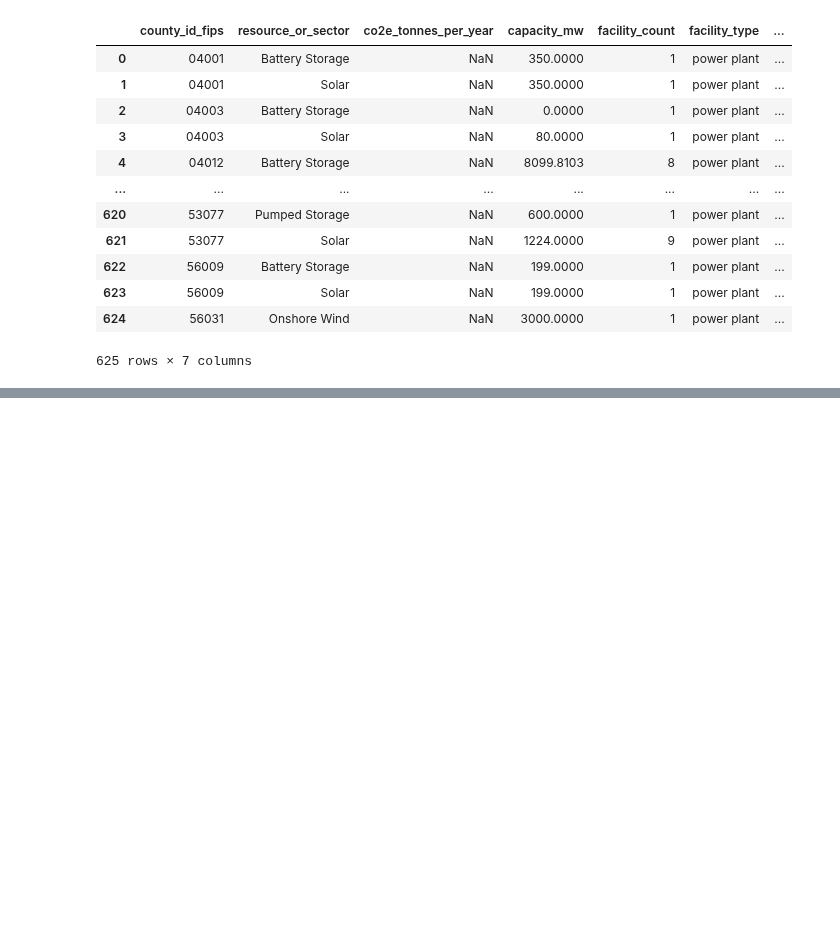
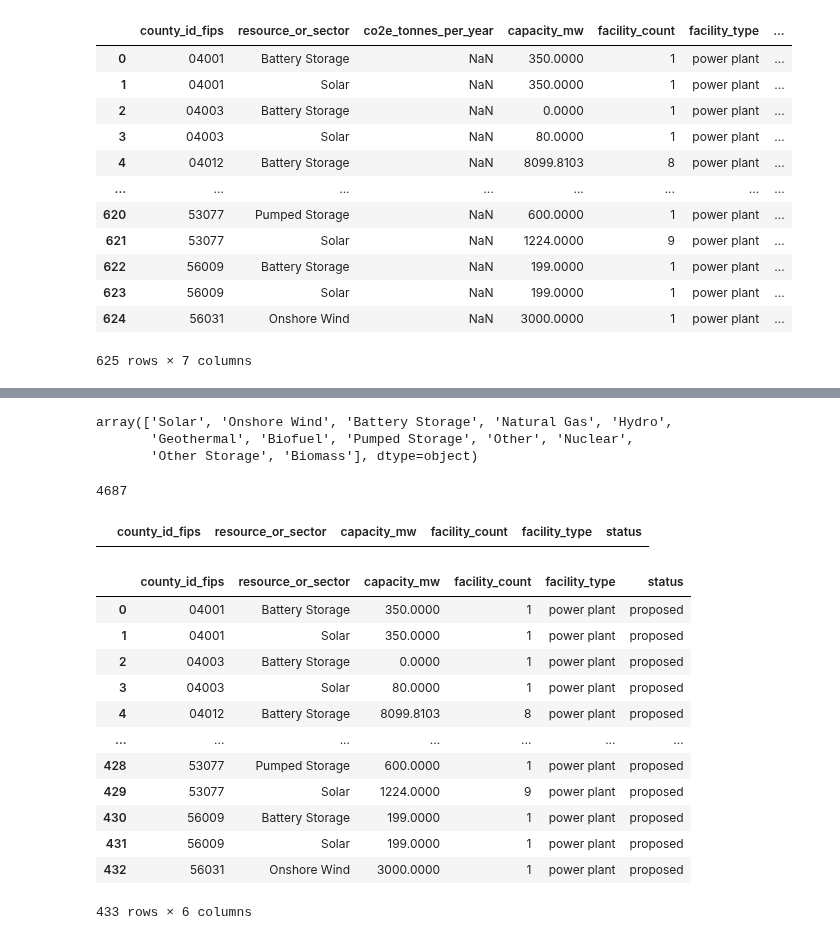
Before and after one commit to deployment-gap-model-education-fund/deployment-gap-model, a Jupyter notebook: notebooks/53-kl-fyi-etl.ipynb, the cells around one changed output, grey strips where cells are left out. Cells and saved outputs as stored; diff of their text form; code cells hidden in the pictures; blank space fills up the shorter version.

```diff
--- a/notebooks/53-kl-fyi-etl.ipynb
+++ b/notebooks/53-kl-fyi-etl.ipynb
@@ -383,0 +388,2 @@ aggs.to_parquet("fyi_counties_agg.parquet")
+# %%
+fyi_proj_df = pd.read_parquet(OUTPUT_DIR / "data_mart/fyi_projects_long_format.parquet")
@@ -383,0 +392,64 @@ aggs.to_parquet("fyi_counties_agg.parquet")
+# %%
+fyi_proj_df.resource_clean.unique()
+# %% [output]
+array(['Solar', 'Onshore Wind', 'Battery Storage', 'Natural Gas', 'Hydro',
+       'Geothermal', 'Biofuel', 'Pumped Storage', 'Other', 'Nuclear',
+       'Other Storage', 'Biomass'], dtype=object)
+# %%
+len(fyi_proj_df)
+# %% [output]
+4687
+# %%
+prop_proj_df
+# %% [output]
+|  | county_id_fips | resource_or_sector | capacity_mw | facility_count | facility_type | status |
+# %%
+clean_resources = [
+            "Solar",
+            "Battery Storage",
+            "Wind",
+            "Onshore Wind",
+            "Hydro",
+            "Geothermal",
+            "Pumped Storage",
+            "Nuclear",
+]
+fyi = fyi_proj_df[fyi_proj_df["resource_clean"].isin(clean_resources)]
+fyi = fyi.drop(columns=["co2e_tonnes_per_year"])
+fyi.loc[:, ["capacity_mw"]] = fyi.loc[:, ["capacity_mw"]].mul(
+    fyi["frac_locations_in_county"], axis=0
+)
+grp = fyi.groupby(["county_id_fips", "resource_clean"])
+aggs = grp.agg(
+    {
+        "capacity_mw": "sum",
+        "project_id": "count",
+    }
+)
+# %%
+aggs["facility_type"] = "power plant"
+aggs["status"] = "proposed"
+aggs.reset_index(inplace=True)
+aggs.rename(
+    columns={
+        "project_id": "facility_count",
+        "resource_clean": "resource_or_sector",
+    },
+    inplace=True,
+)
+# %%
+aggs
+# %% [output]
+|  | county_id_fips | resource_or_sector | capacity_mw | facility_count | facility_type | status |
+| 0 | 04001 | Battery Storage | 350.0000 | 1 | power plant | proposed |
+| 1 | 04001 | Solar | 350.0000 | 1 | power plant | proposed |
+| 2 | 04003 | Battery Storage | 0.0000 | 1 | power plant | proposed |
+| 3 | 04003 | Solar | 80.0000 | 1 | power plant | proposed |
+| 4 | 04012 | Battery Storage | 8099.8103 | 8 | power plant | proposed |
+| ... | ... | ... | ... | ... | ... | ... |
+| 428 | 53077 | Pumped Storage | 600.0000 | 1 | power plant | proposed |
+| 429 | 53077 | Solar | 1224.0000 | 9 | power plant | proposed |
+| 430 | 56009 | Battery Storage | 199.0000 | 1 | power plant | proposed |
+| 431 | 56009 | Solar | 199.0000 | 1 | power plant | proposed |
+| 432 | 56031 | Onshore Wind | 3000.0000 | 1 | power plant | proposed |
+433 rows × 6 columns
```
Also changed, not shown: parts of 3 cells of this notebook.
